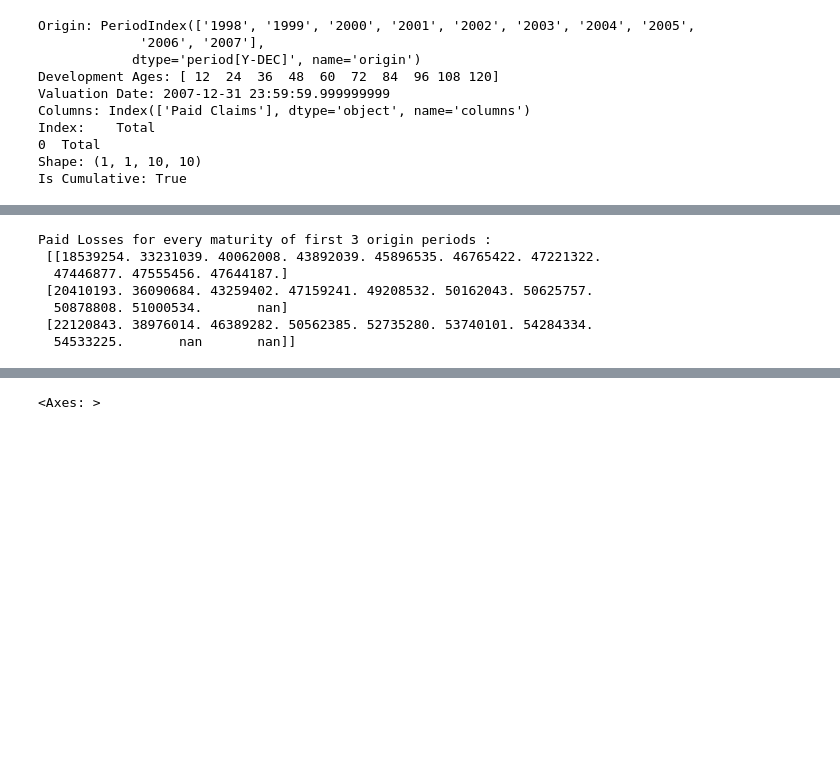
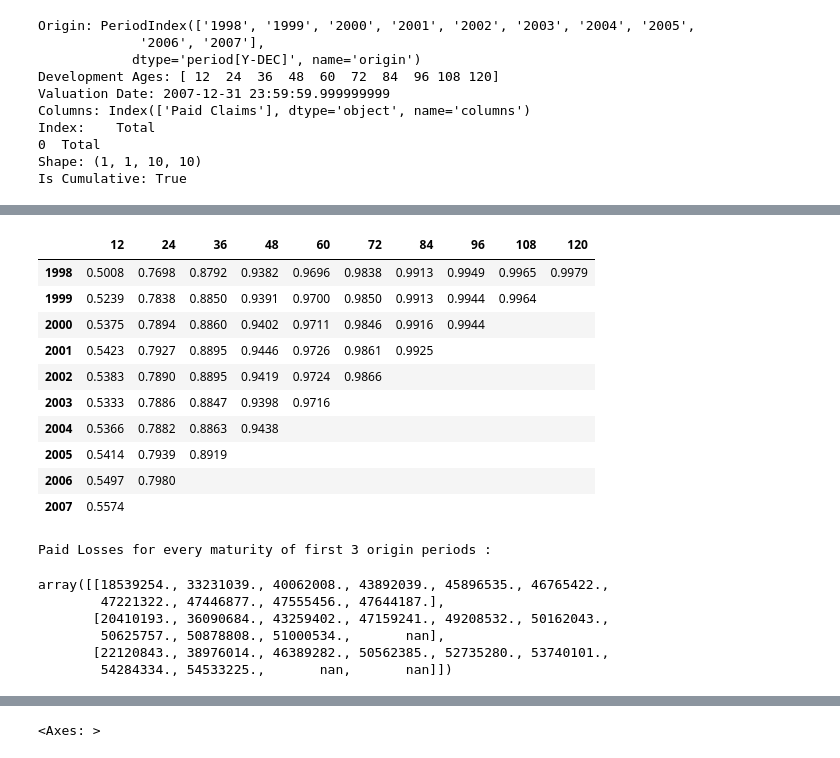
Before and after one commit to cphelan630/exam5, a Jupyter notebook: notebooks/exam5_chainladdermethod.ipynb, the cells around one changed output, grey strips where cells are left out. Cells and saved outputs as stored; diff of their text form; code cells hidden in the pictures; blank space fills up the shorter version.

```diff
--- a/notebooks/exam5_chainladdermethod.ipynb
+++ b/notebooks/exam5_chainladdermethod.ipynb
@@ -130,10 +212,25 @@ Latest Diagonal:
+# %%
+(paid_triangle / reported_triangle).heatmap()
+# %% [output]
+|  | 12 | 24 | 36 | 48 | 60 | 72 | 84 | 96 | 108 | 120 |
+| 1998 | 0.5008 | 0.7698 | 0.8792 | 0.9382 | 0.9696 | 0.9838 | 0.9913 | 0.9949 | 0.9965 | 0.9979 |
+| 1999 | 0.5239 | 0.7838 | 0.8850 | 0.9391 | 0.9700 | 0.9850 | 0.9913 | 0.9944 | 0.9964 |  |
+| 2000 | 0.5375 | 0.7894 | 0.8860 | 0.9402 | 0.9711 | 0.9846 | 0.9916 | 0.9944 |  |  |
+| 2001 | 0.5423 | 0.7927 | 0.8895 | 0.9446 | 0.9726 | 0.9861 | 0.9925 |  |  |  |
+| 2002 | 0.5383 | 0.7890 | 0.8895 | 0.9419 | 0.9724 | 0.9866 |  |  |  |  |
+| 2003 | 0.5333 | 0.7886 | 0.8847 | 0.9398 | 0.9716 |  |  |  |  |  |
+| 2004 | 0.5366 | 0.7882 | 0.8863 | 0.9438 |  |  |  |  |  |  |
+| 2005 | 0.5414 | 0.7939 | 0.8919 |  |  |  |  |  |  |  |
+| 2006 | 0.5497 | 0.7980 |  |  |  |  |  |  |  |  |
+| 2007 | 0.5574 |  |  |  |  |  |  |  |  |  |
 # %%
-print("Paid Losses for every maturity of first 3 origin periods :\n", paid_triangle.values[0, 0, :3, :]) # underlying numpy array
+print("Paid Losses for every maturity of first 3 origin periods :\n")
+paid_triangle.values[0, 0, :3, :] # underlying numpy array
 # %% [output]
 Paid Losses for every maturity of first 3 origin periods :
- [[18539254. 33231039. 40062008. 43892039. 45896535. 46765422. 47221322.
-  47446877. 47555456. 47644187.]
- [20410193. 36090684. 43259402. 47159241. 49208532. 50162043. 50625757.
-  50878808. 51000534.       nan]
- [22120843. 38976014. 46389282. 50562385. 52735280. 53740101. 54284334.
-  54533225.       nan       nan]]
+array([[18539254., 33231039., 40062008., 43892039., 45896535., 46765422.,
+        47221322., 47446877., 47555456., 47644187.],
+       [20410193., 36090684., 43259402., 47159241., 49208532., 50162043.,
+        50625757., 50878808., 51000534.,       nan],
+       [22120843., 38976014., 46389282., 50562385., 52735280., 53740101.,
+        54284334., 54533225.,       nan,       nan]])
```
Also changed, not shown: parts of 33 cells of this notebook, 49 other files.
